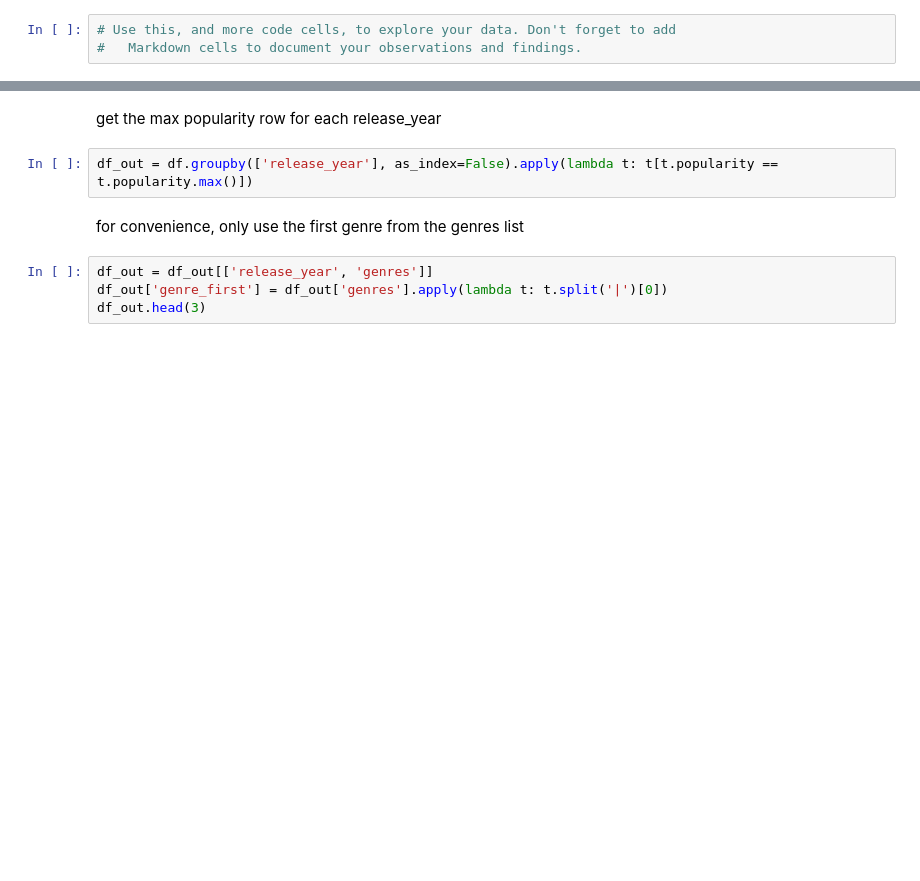
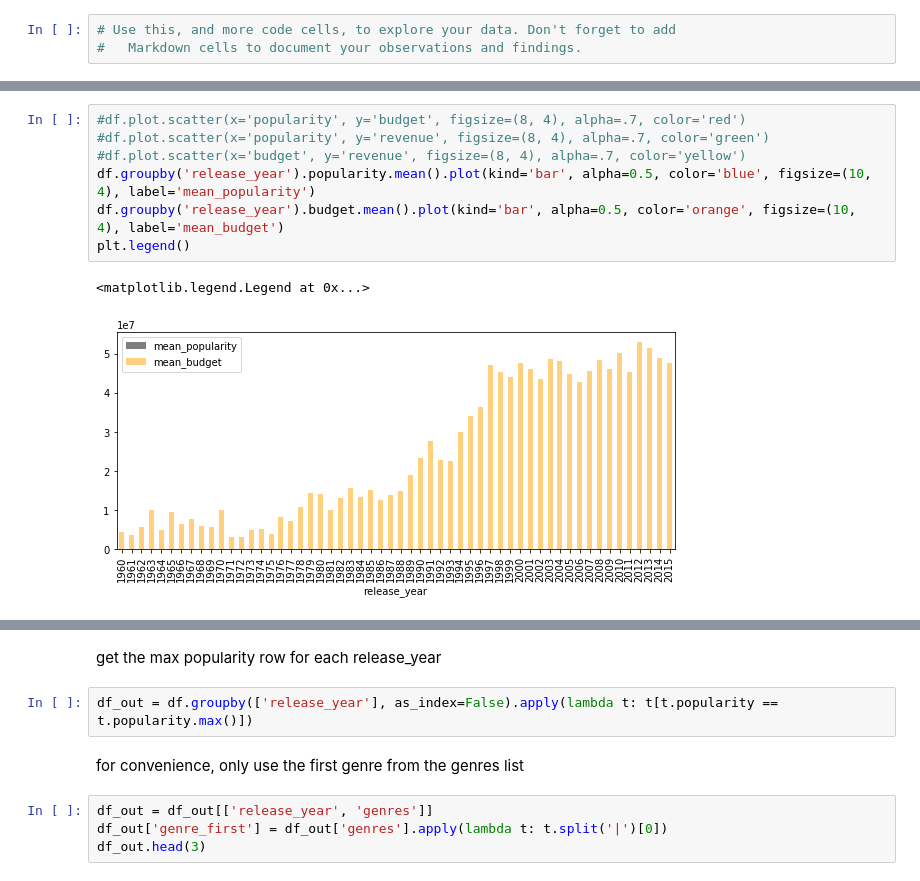
Before and after one commit to aqing1987/s-app-layer, a Jupyter notebook: udacity/ml-engineer-basic/investigate-a-dataset/investigate-tmdb-movies.ipynb, the cells around one changed output, grey strips where cells are left out. Cells and saved outputs as stored; diff of their text form; blank space fills up the shorter version.

```diff
--- a/udacity/ml-engineer-basic/investigate-a-dataset/investigate-tmdb-movies.ipynb
+++ b/udacity/ml-engineer-basic/investigate-a-dataset/investigate-tmdb-movies.ipynb
@@ -137,0 +210,10 @@ df.head()
+# %%
+#df.plot.scatter(x='popularity', y='budget', figsize=(8, 4), alpha=.7, color='red')
+#df.plot.scatter(x='popularity', y='revenue', figsize=(8, 4), alpha=.7, color='green')
+#df.plot.scatter(x='budget', y='revenue', figsize=(8, 4), alpha=.7, color='yellow')
+df.groupby('release_year').popularity.mean().plot(kind='bar', alpha=0.5, color='blue', figsize=(10, 4), label='mean_popularity')
+df.groupby('release_year').budget.mean().plot(kind='bar', alpha=0.5, color='orange', figsize=(10, 4), label='mean_budget')
+plt.legend()
+# %% [output]
+<matplotlib.legend.Legend at 0x...>
+[figure, added]
```
Also changed, not shown: parts of 19 cells of this notebook.
